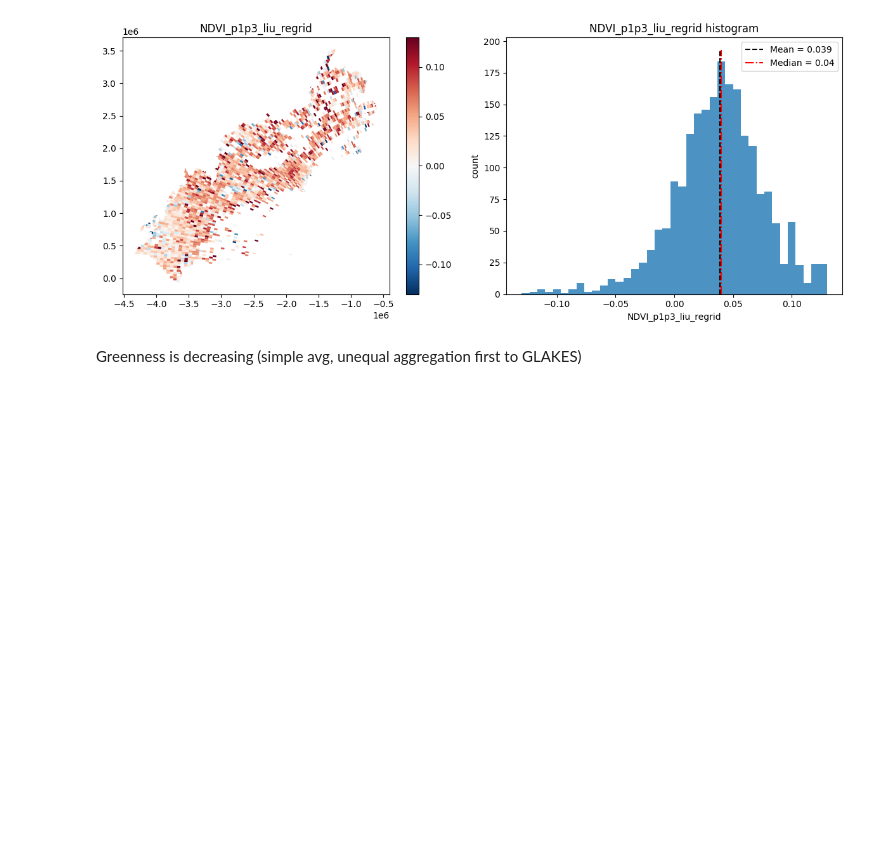
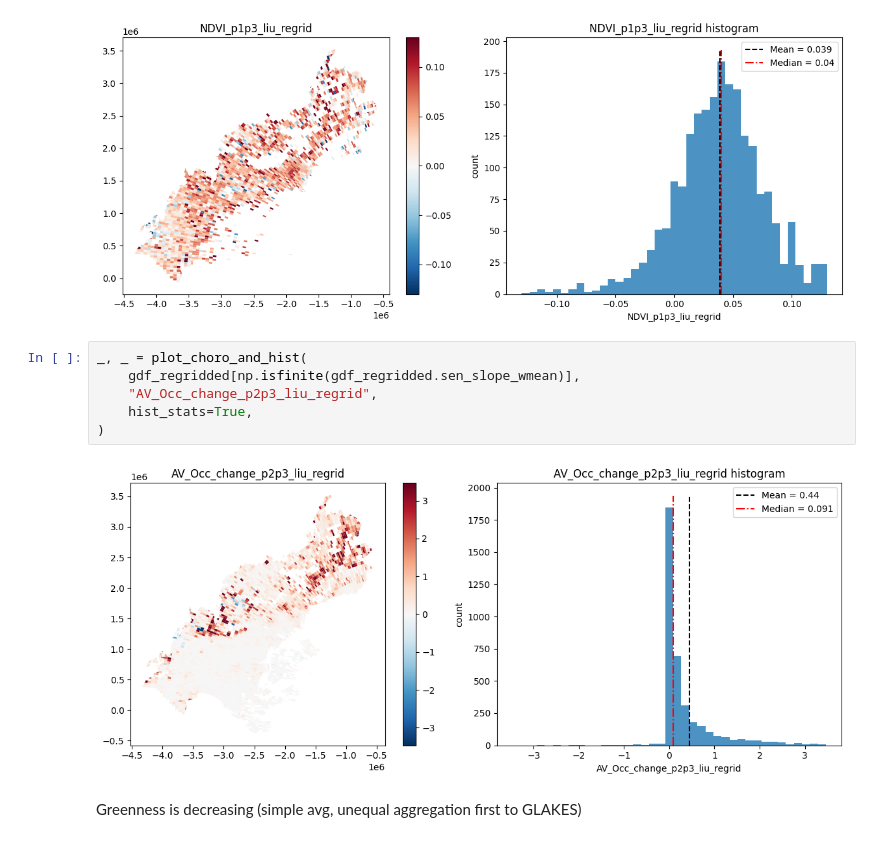
Before and after one commit to ekcomputer/land-cover, a Jupyter notebook: notebooks/joins/regrid_to_bawld_and_plot.ipynb, the cells around one changed output. Saved outputs shown, nothing was run; the diff lists cells and outputs as text; blank space fills up the shorter version.

```diff
--- a/notebooks/joins/regrid_to_bawld_and_plot.ipynb
+++ b/notebooks/joins/regrid_to_bawld_and_plot.ipynb
@@ -408,6 +408,14 @@ _, _ = plot_choro_and_hist(
 )
 # %% [output]
 [figure]
+# %%
+_, _ = plot_choro_and_hist(
+    gdf_regridded[np.isfinite(gdf_regridded.sen_slope_wmean)],
+    "AV_Occ_change_p2p3_liu_regrid",
+    hist_stats=True,
+)
+# %% [output]
+[figure, added]
 # %% [markdown]
 Greenness is decreasing (simple avg, unequal aggregation first to GLAKES)
 # %%
```
Also changed, not shown: 3 other files.
